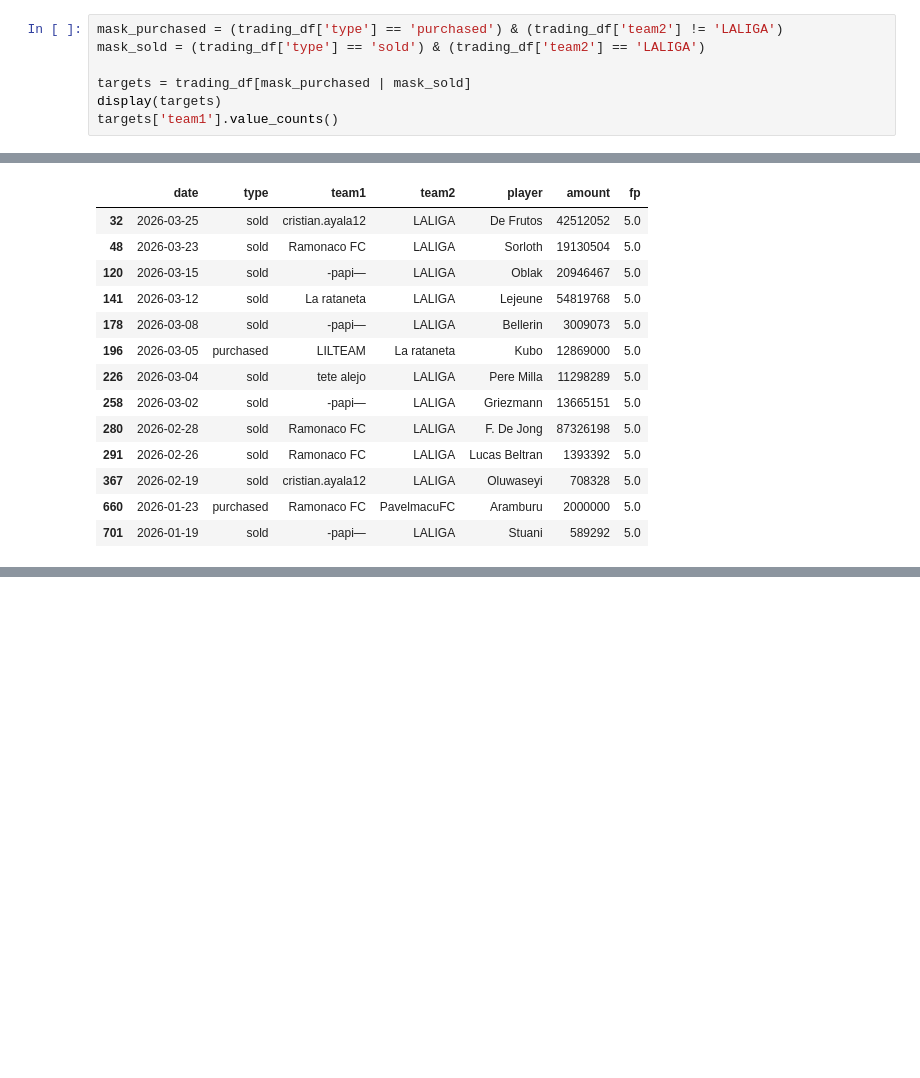
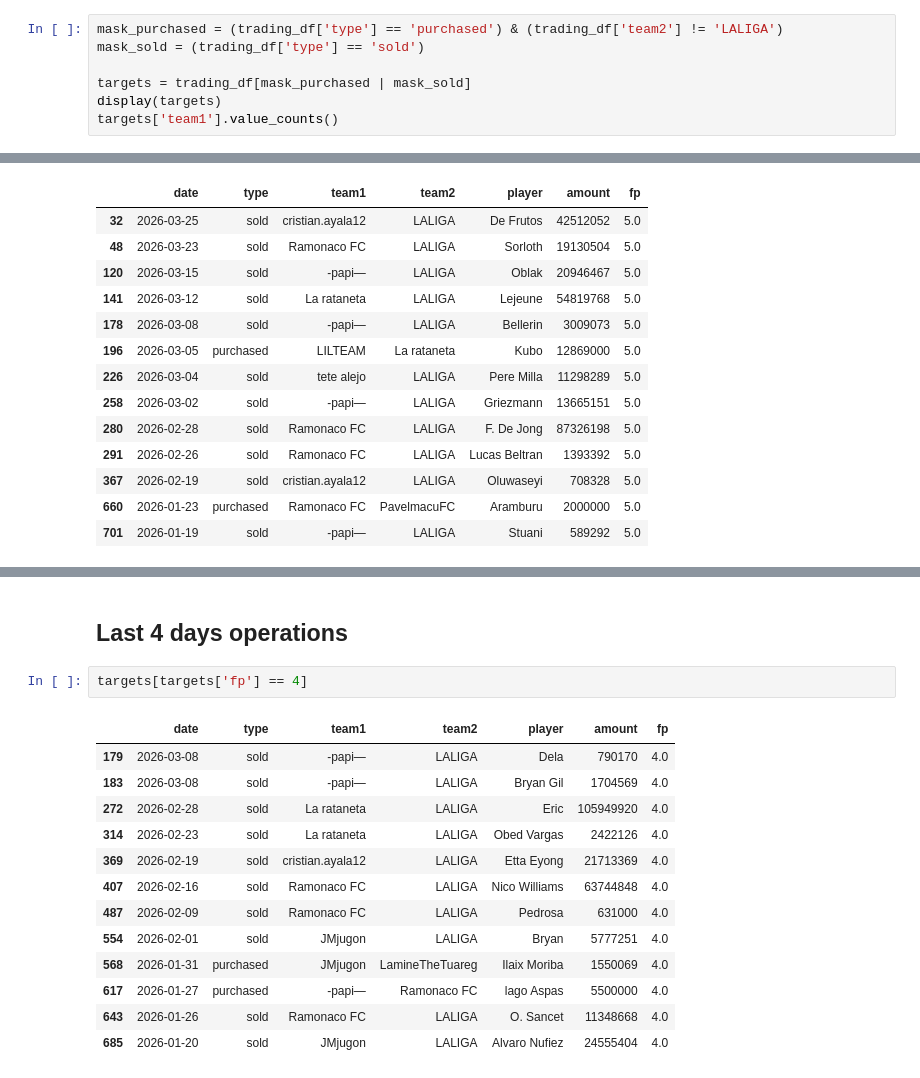
Before and after one commit to josepsanz/tebasstorm, a Jupyter notebook: nb/tebas_report.ipynb, the cells around one changed output, grey strips where cells are left out. Cells and saved outputs as stored; diff of their text form; blank space fills up the shorter version.

```diff
--- a/nb/tebas_report.ipynb
+++ b/nb/tebas_report.ipynb
@@ -408,7 +447,7 @@ trading_df[~trading_df['fp'].isnull()]
 429 rows × 7 columns
 # %%
 mask_purchased = (trading_df['type'] == 'purchased') & (trading_df['team2'] != 'LALIGA')
-mask_sold = (trading_df['type'] == 'sold') & (trading_df['team2'] == 'LALIGA')
+mask_sold = (trading_df['type'] == 'sold')
 
 targets = trading_df[mask_purchased | mask_sold]
 display(targets)
@@ -469,0 +547,18 @@ display(player)
+# %% [markdown]
+## Last 4 days operations
+# %%
+targets[targets['fp'] == 4]
+# %% [output]
+|  | date | type | team1 | team2 | player | amount | fp |
+| 179 | 2026-03-08 | sold | -papi— | LALIGA | Dela | 790170 | 4.0 |
+| 183 | 2026-03-08 | sold | -papi— | LALIGA | Bryan Gil | 1704569 | 4.0 |
+| 272 | 2026-02-28 | sold | La rataneta | LALIGA | Eric | 105949920 | 4.0 |
+| 314 | 2026-02-23 | sold | La rataneta | LALIGA | Obed Vargas | 2422126 | 4.0 |
+| 369 | 2026-02-19 | sold | cristian.ayala12 | LALIGA | Etta Eyong | 21713369 | 4.0 |
+| 407 | 2026-02-16 | sold | Ramonaco FC | LALIGA | Nico Williams | 63744848 | 4.0 |
+| 487 | 2026-02-09 | sold | Ramonaco FC | LALIGA | Pedrosa | 631000 | 4.0 |
+| 554 | 2026-02-01 | sold | JMjugon | LALIGA | Bryan | 5777251 | 4.0 |
+| 568 | 2026-01-31 | purchased | JMjugon | LamineTheTuareg | Ilaix Moriba | 1550069 | 4.0 |
+| 617 | 2026-01-27 | purchased | -papi— | Ramonaco FC | lago Aspas | 5500000 | 4.0 |
+| 643 | 2026-01-26 | sold | Ramonaco FC | LALIGA | O. Sancet | 11348668 | 4.0 |
+| 685 | 2026-01-20 | sold | JMjugon | LALIGA | Alvaro Nufiez | 24555404 | 4.0 |
```
Also changed, not shown: parts of 25 cells of this notebook.
